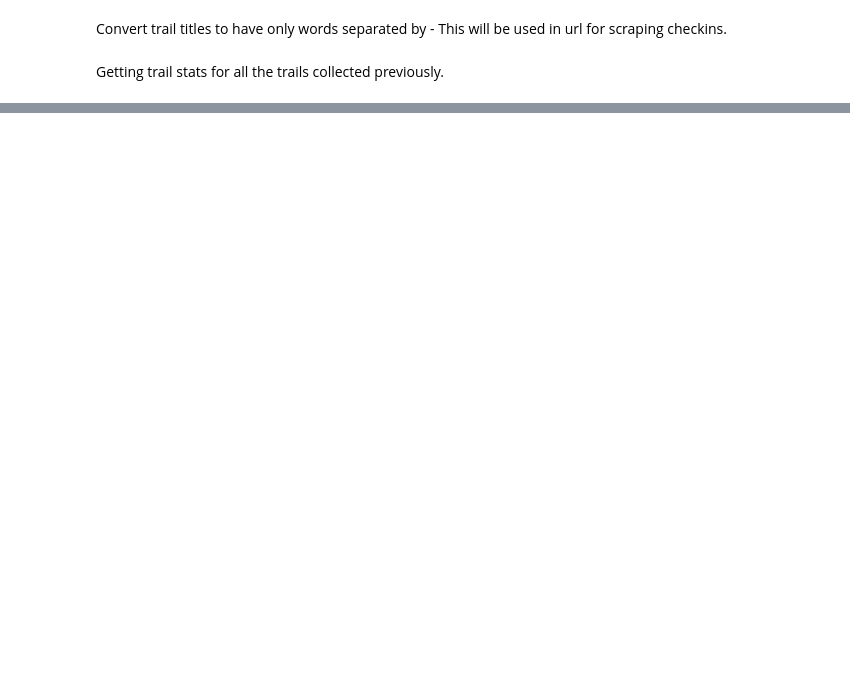
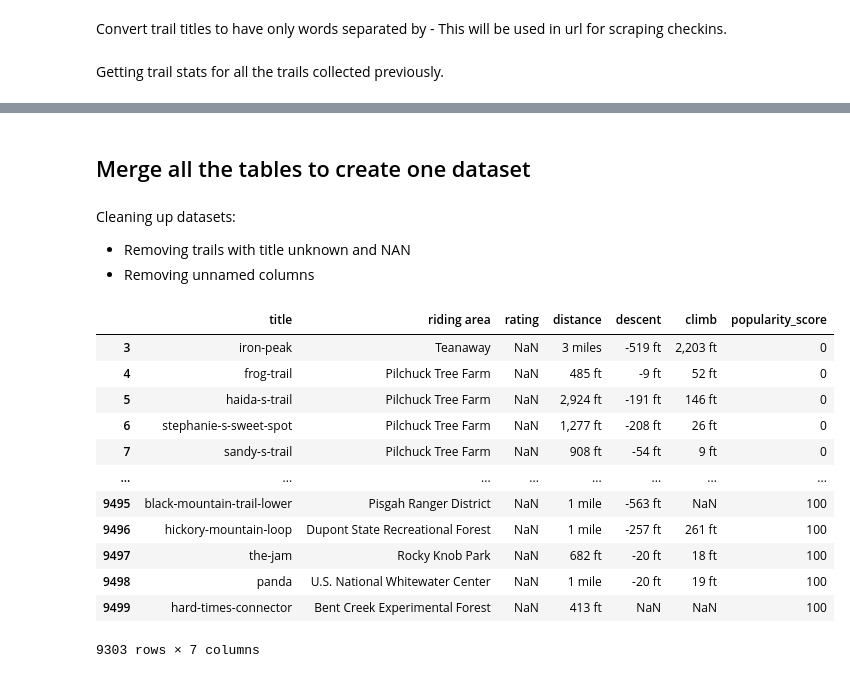
Before and after one commit to abonafede/TrailRecommendor, a Jupyter notebook: TrailRecommendor.ipynb, the cells around one changed output, grey strips where cells are left out. Saved outputs shown, nothing was run; the diff lists cells and outputs as text; code cells hidden in the pictures; blank space fills up the shorter version.

```diff
--- a/TrailRecommendor.ipynb
+++ b/TrailRecommendor.ipynb
@@ -80,0 +97,26 @@ checkins
+# %% [markdown]
+## Merge all the tables to create one dataset
+# %% [markdown]
+Cleaning up datasets:
+- Removing trails with title unknown and NAN
+- Removing unnamed columns
+# %%
+trailforks_trails = trailforks_trails.dropna(subset='title')
+trailforks_trails = trailforks_trails[~trailforks_trails['title'].str.contains('unknown')]
+trailforks_trails = trailforks_trails[['title','riding area','rating','distance','descent','climb','popularity_score']]
+trailforks_trails['title'] = trailforks_trails['title'].str.replace('--','-')
+trailforks_trails
+# %% [output]
+|  | title | riding area | rating | distance | descent | climb | popularity_score |
+| 3 | iron-peak | Teanaway | NaN | 3 miles | -519 ft | 2,203 ft | 0 |
+| 4 | frog-trail | Pilchuck Tree Farm | NaN | 485 ft | -9 ft | 52 ft | 0 |
+| 5 | haida-s-trail | Pilchuck Tree Farm | NaN | 2,924 ft | -191 ft | 146 ft | 0 |
+| 6 | stephanie-s-sweet-spot | Pilchuck Tree Farm | NaN | 1,277 ft | -208 ft | 26 ft | 0 |
+| 7 | sandy-s-trail | Pilchuck Tree Farm | NaN | 908 ft | -54 ft | 9 ft | 0 |
+| ... | ... | ... | ... | ... | ... | ... | ... |
+| 9495 | black-mountain-trail-lower | Pisgah Ranger District | NaN | 1 mile | -563 ft | NaN | 100 |
+| 9496 | hickory-mountain-loop | Dupont State Recreational Forest | NaN | 1 mile | -257 ft | 261 ft | 100 |
+| 9497 | the-jam | Rocky Knob Park | NaN | 682 ft | -20 ft | 18 ft | 100 |
+| 9498 | panda | U.S. National Whitewater Center | NaN | 1 mile | -20 ft | 19 ft | 100 |
+| 9499 | hard-times-connector | Bent Creek Experimental Forest | NaN | 413 ft | NaN | NaN | 100 |
+9303 rows × 7 columns
```
Also changed, not shown: parts of 8 cells of this notebook, 1 other file.
